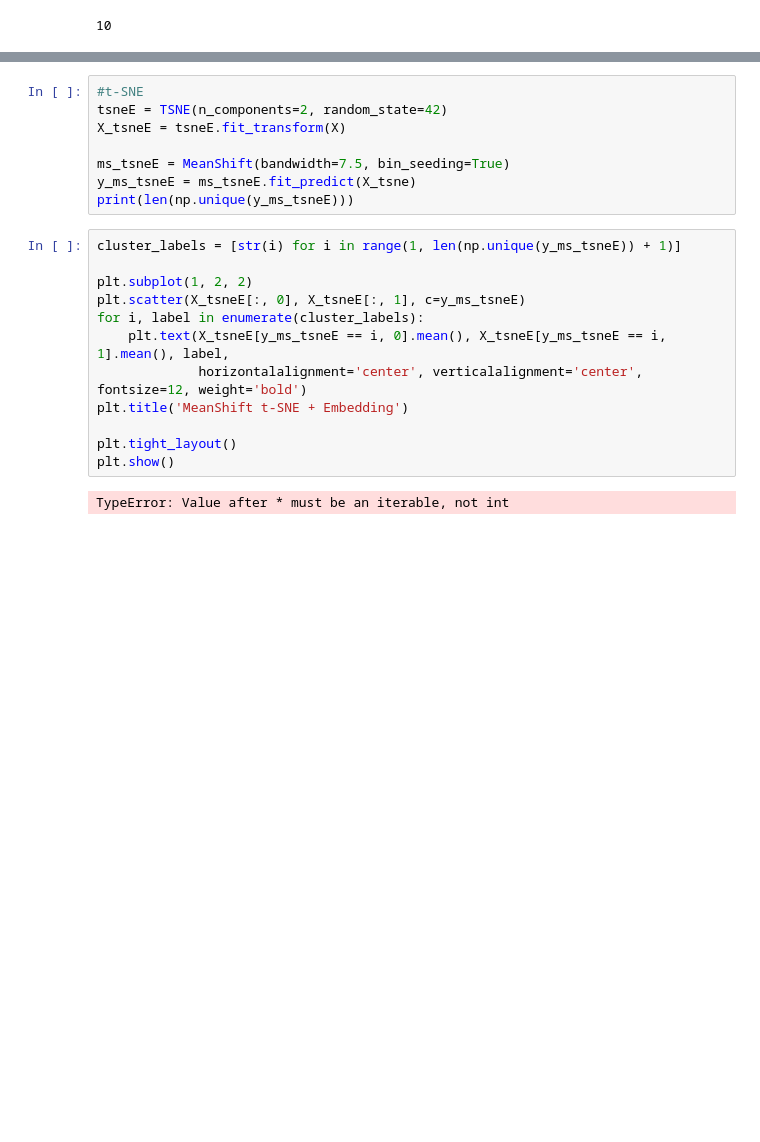
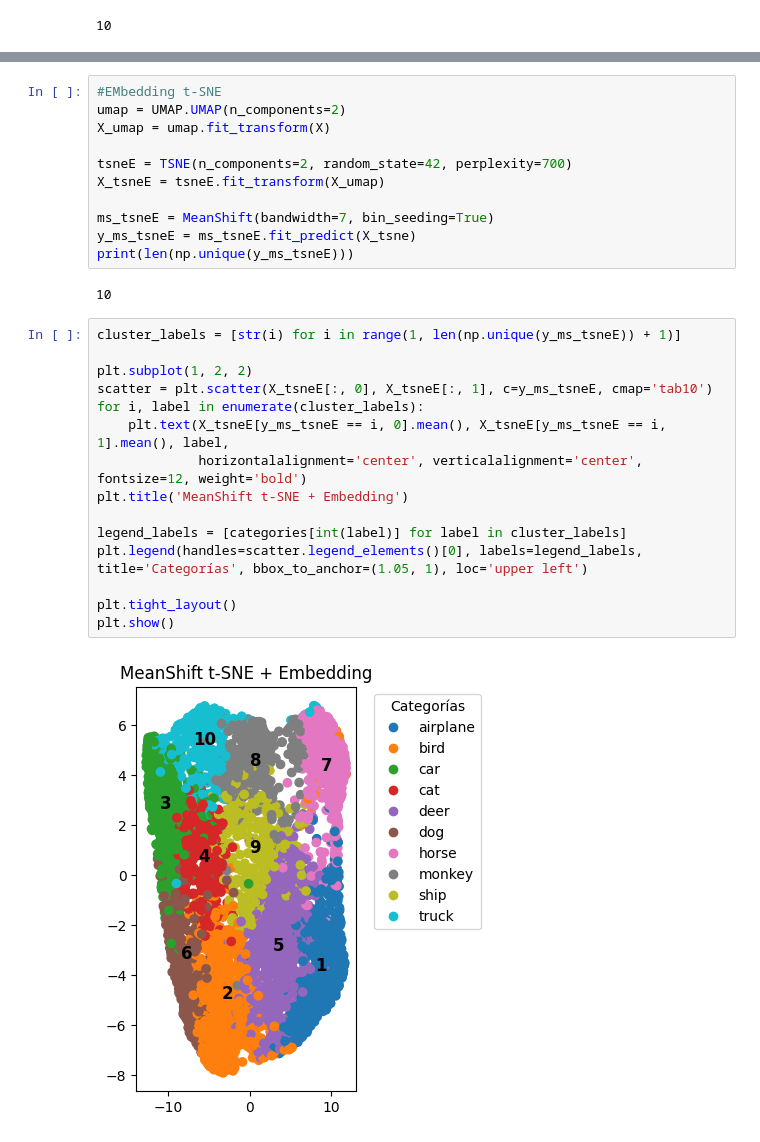
Before and after one commit to Enzoc30/Labo3ML, a Jupyter notebook: lab3_7.ipynb, the cells around one changed output, grey strips where cells are left out. Saved outputs shown, nothing was run; the diff lists cells and outputs as text; blank space fills up the shorter version.

```diff
--- a/lab3_7.ipynb
+++ b/lab3_7.ipynb
@@ -108,22 +120,30 @@ plt.show()
 # %%
-#t-SNE
-tsneE = TSNE(n_components=2, random_state=42)
-X_tsneE = tsneE.fit_transform(X)
+#EMbedding t-SNE
+umap = UMAP.UMAP(n_components=2)
+X_umap = umap.fit_transform(X)
 
-ms_tsneE = MeanShift(bandwidth=7.5, bin_seeding=True)
+tsneE = TSNE(n_components=2, random_state=42, perplexity=700)
+X_tsneE = tsneE.fit_transform(X_umap)
+
+ms_tsneE = MeanShift(bandwidth=7, bin_seeding=True)
 y_ms_tsneE = ms_tsneE.fit_predict(X_tsne)
 print(len(np.unique(y_ms_tsneE)))
+# %% [output]
+10
 # %%
 cluster_labels = [str(i) for i in range(1, len(np.unique(y_ms_tsneE)) + 1)]
 
 plt.subplot(1, 2, 2)
-plt.scatter(X_tsneE[:, 0], X_tsneE[:, 1], c=y_ms_tsneE)
+scatter = plt.scatter(X_tsneE[:, 0], X_tsneE[:, 1], c=y_ms_tsneE, cmap='tab10')
 for i, label in enumerate(cluster_labels):
     plt.text(X_tsneE[y_ms_tsneE == i, 0].mean(), X_tsneE[y_ms_tsneE == i, 1].mean(), label,
              horizontalalignment='center', verticalalignment='center', fontsize=12, weight='bold')
 plt.title('MeanShift t-SNE + Embedding')
 
+legend_labels = [categories[int(label)] for label in cluster_labels]
+plt.legend(handles=scatter.legend_elements()[0], labels=legend_labels, title='Categorías', bbox_to_anchor=(1.05, 1), loc='upper left')
+
 plt.tight_layout()
 plt.show()
 # %% [output]
-TypeError: Value after * must be an iterable, not int
+[figure, added]
```
Also changed, not shown: parts of 3 cells of this notebook, 5 other files.
